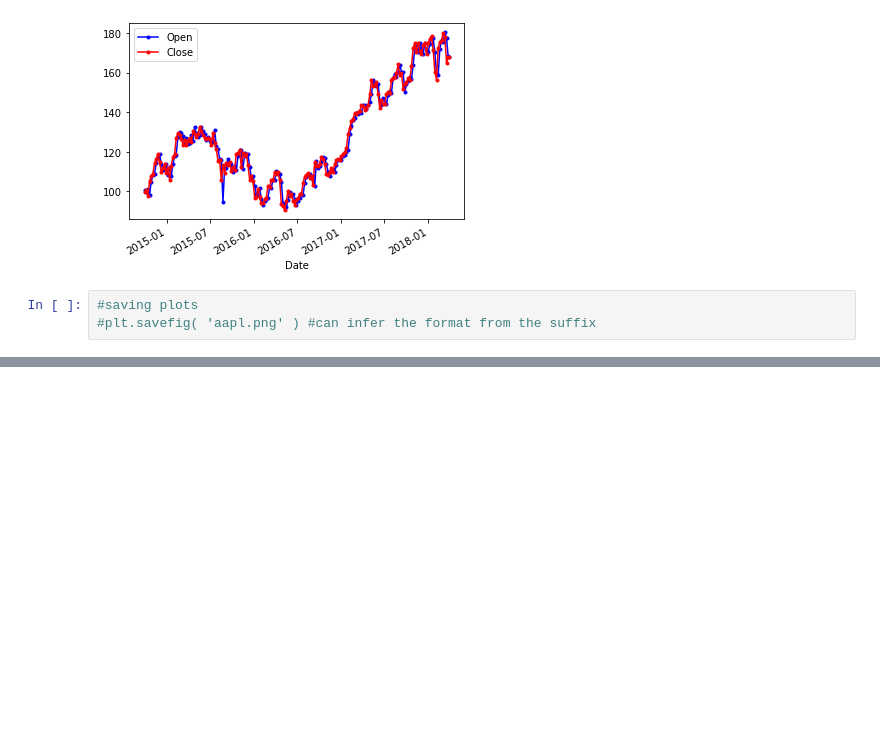
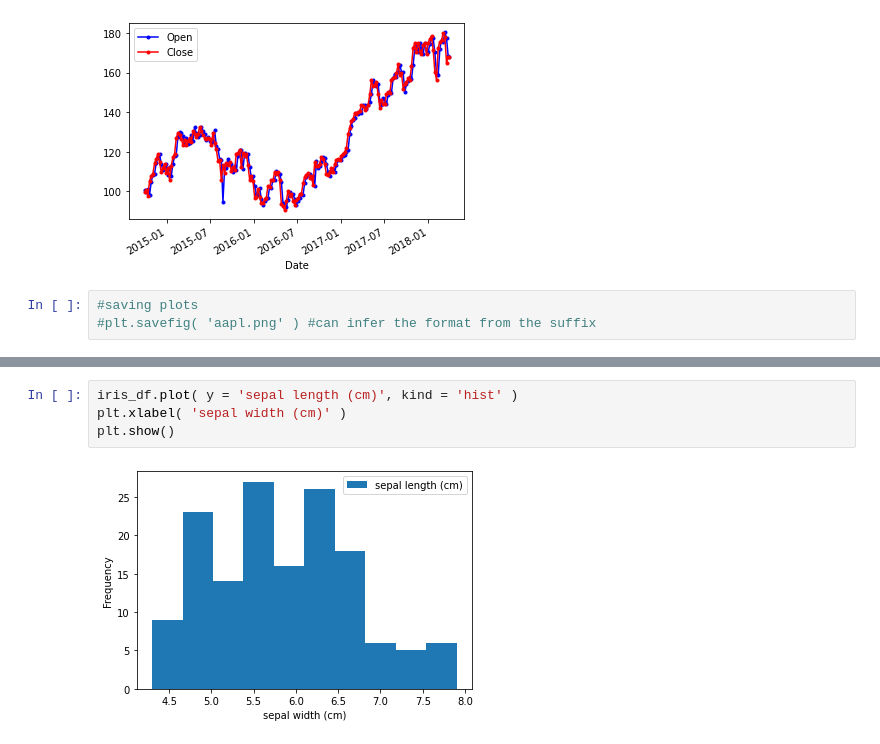
Before and after one commit to SmilodonCub/DATA602, a Jupyter notebook: pandasFoundations_notes.ipynb, the cells around one changed output, grey strips where cells are left out. Saved outputs shown, nothing was run; the diff lists cells and outputs as text; blank space fills up the shorter version.

```diff
--- a/pandasFoundations_notes.ipynb
+++ b/pandasFoundations_notes.ipynb
@@ -345,0 +382,6 @@ plt.show
+# %%
+iris_df.plot( y = 'sepal length (cm)', kind = 'hist' )
+plt.xlabel( 'sepal width (cm)' )
+plt.show()
+# %% [output]
+[figure, added]
```
Also changed, not shown: parts of 20 cells of this notebook.
